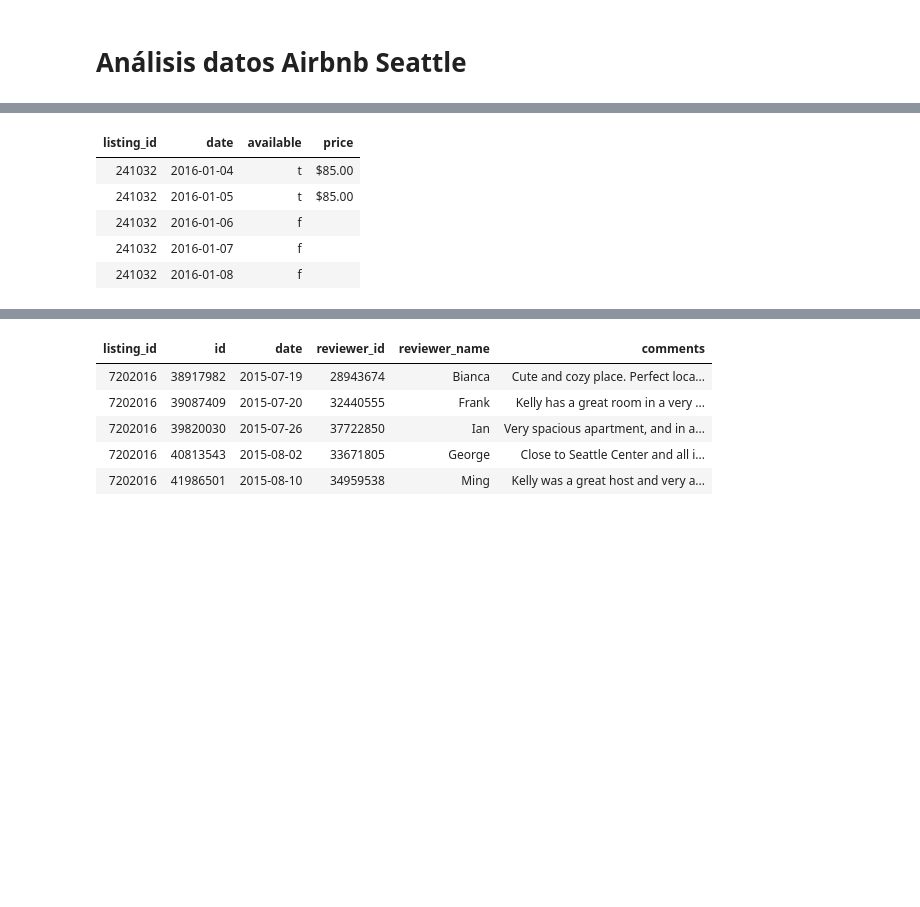
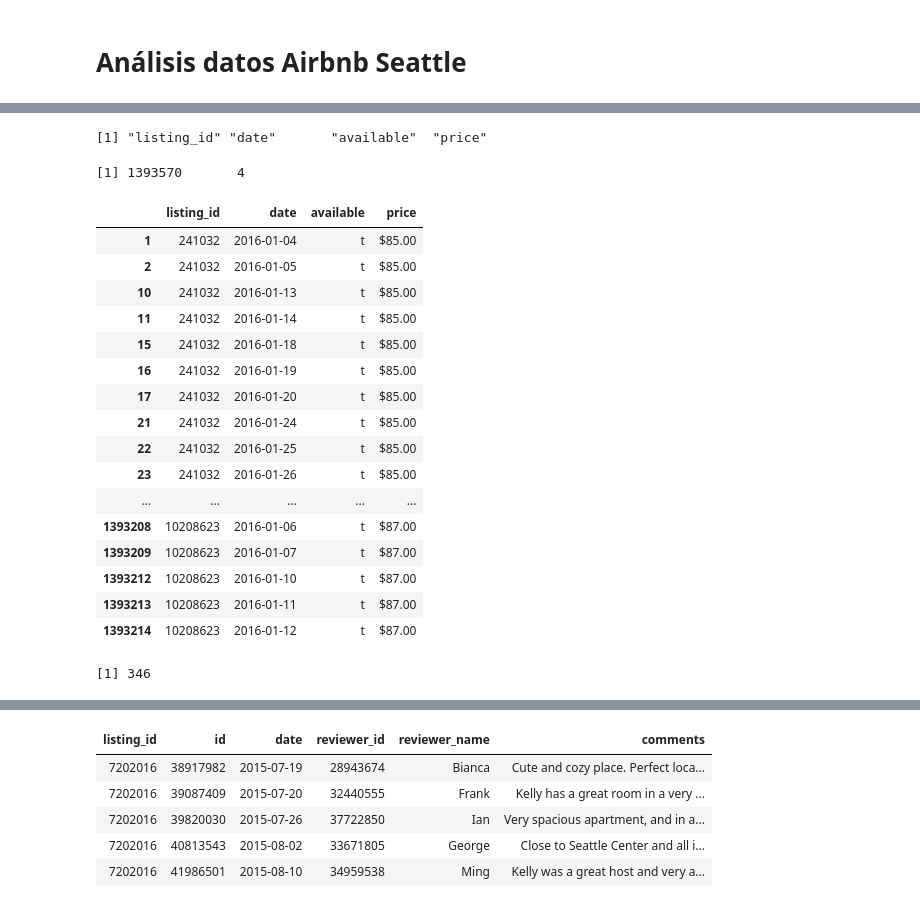
Before and after one commit to ivanfermena/Analisys-Airbnb-Seattle, a Jupyter notebook: analisis.ipynb, the cells around one changed output, grey strips where cells are left out. Cells and saved outputs as stored; diff of their text form; code cells hidden in the pictures; blank space fills up the shorter version.

```diff
--- a/analisis.ipynb
+++ b/analisis.ipynb
@@ -20,9 +46,32 @@ airbnb_listings[1:5,]
-# %%
-airbnb_calendar[1:5,]
-# %% [output]
-| listing_id | date | available | price |
-| 241032 | 2016-01-04 | t | $85.00 |
-| 241032 | 2016-01-05 | t | $85.00 |
-| 241032 | 2016-01-06 | f |  |
-| 241032 | 2016-01-07 | f |  |
-| 241032 | 2016-01-08 | f |  |
+# %%
+names(airbnb_calendar)
+# %% [output]
+[1] "listing_id" "date"       "available"  "price"
+# %%
+dim(airbnb_calendar)
+# %% [output]
+[1] 1393570       4
+# %%
+airbnb_calendar[airbnb_calendar['available'] == 't',]
+# %% [output]
+|  | listing_id | date | available | price |
+| 1 | 241032 | 2016-01-04 | t | $85.00 |
+| 2 | 241032 | 2016-01-05 | t | $85.00 |
+| 10 | 241032 | 2016-01-13 | t | $85.00 |
+| 11 | 241032 | 2016-01-14 | t | $85.00 |
+| 15 | 241032 | 2016-01-18 | t | $85.00 |
+| 16 | 241032 | 2016-01-19 | t | $85.00 |
+| 17 | 241032 | 2016-01-20 | t | $85.00 |
+| 21 | 241032 | 2016-01-24 | t | $85.00 |
+| 22 | 241032 | 2016-01-25 | t | $85.00 |
+| 23 | 241032 | 2016-01-26 | t | $85.00 |
+| ... | ... | ... | ... | ... |
+| 1393208 | 10208623 | 2016-01-06 | t | $87.00 |
+| 1393209 | 10208623 | 2016-01-07 | t | $87.00 |
+| 1393212 | 10208623 | 2016-01-10 | t | $87.00 |
+| 1393213 | 10208623 | 2016-01-11 | t | $87.00 |
+| 1393214 | 10208623 | 2016-01-12 | t | $87.00 |
+# %%
+nrow(airbnb_calendar[airbnb_calendar['listing_id'] == 241032 & airbnb_calendar['available'] == 't',])
+# %% [output]
+[1] 346
```
Also changed, not shown: parts of 14 cells of this notebook.
